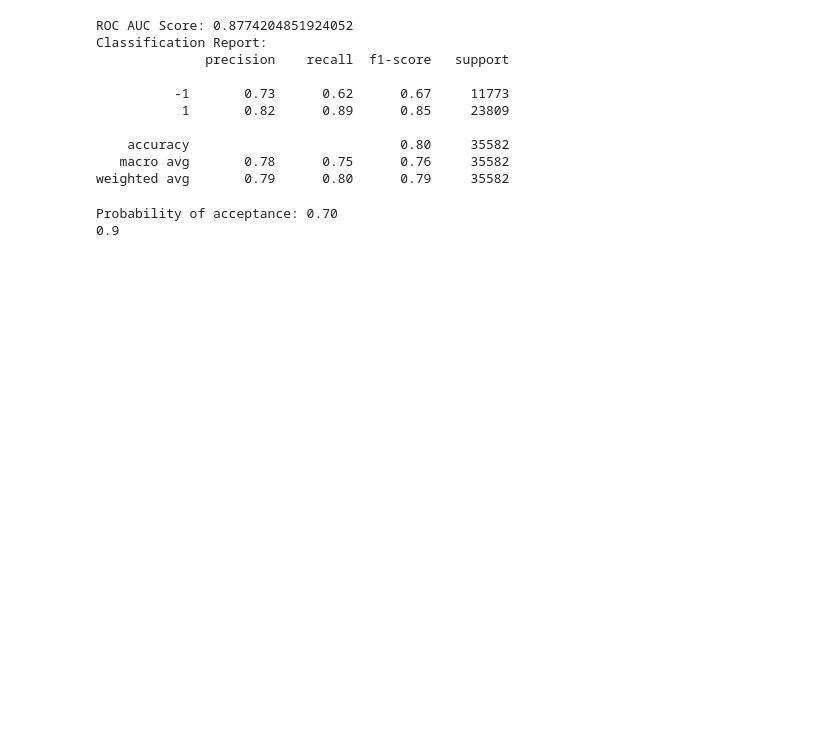
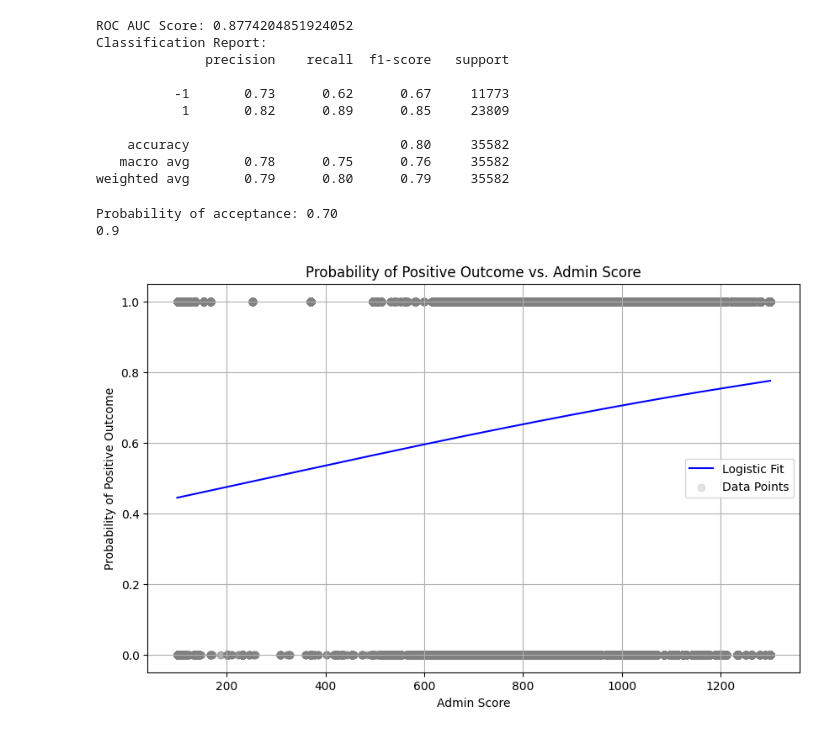
Before and after one commit to epfl-ada/ada-2024-project-supercoolteamname2024, a Jupyter notebook: src/scripts/stats.ipynb, the cells around one changed output. Saved outputs shown, nothing was run; the diff lists cells and outputs as text; code cells hidden in the pictures; blank space fills up the shorter version.

```diff
--- a/src/scripts/stats.ipynb
+++ b/src/scripts/stats.ipynb
@@ -1040,3 +1040,50 @@ print(f"Probability of acceptance: {probability:.2f}")
 # %% [output]
 Probability of acceptance: 0.70
 0.9
+# %%
+import pandas as pd
+import numpy as np
+import matplotlib.pyplot as plt
+from sklearn.linear_model import LogisticRegression
+from sklearn.preprocessing import StandardScaler
+
+# Load your DataFrame (replace 'your_file.csv' with the actual file name)
+# df = pd.read_csv('your_file.csv')
+df = merged_data.copy()
+
+# Ensure 'total_score' and 'RES' columns exist and clean the data
+# Convert RES: -1 (negative outcome) -> 0, 1 (positive outcome) -> 1
+df['RES'] = df['RES'].apply(lambda x: 0 if x == -1 else 1)
+df = df[['total_score', 'RES']].dropna()
+
+# Prepare the data for logistic regression
+X = df[['total_score']].values
+y = df['RES'].values
+
+# Standardize the 'total_score' for better numerical stability
+scaler = StandardScaler()
+X_scaled = scaler.fit_transform(X)
+
+# Fit a logistic regression model
+model = LogisticRegression()
+model.fit(X_scaled, y)
+
+# Generate a range of scores to predict probabilities
+score_range = np.linspace(df['total_score'].min(), df['total_score'].max(), 300).reshape(-1, 1)
+score_range_scaled = scaler.transform(score_range)
+
+# Predict probabilities using the logistic regression model
+probabilities = model.predict_proba(score_range_scaled)[:, 1]
+
+# Plot the results
+plt.figure(figsize=(10, 6))
+plt.plot(score_range, probabilities, color='blue', label='Logistic Fit')
+plt.scatter(df['total_score'], df['RES'], alpha=0.2, color='gray', label='Data Points')
+plt.title('Probability of Positive Outcome vs. Admin Score')
+plt.xlabel('Admin Score')
+plt.ylabel('Probability of Positive Outcome')
+plt.legend()
+plt.grid()
+plt.show()
+# %% [output]
+[figure, added]
```
